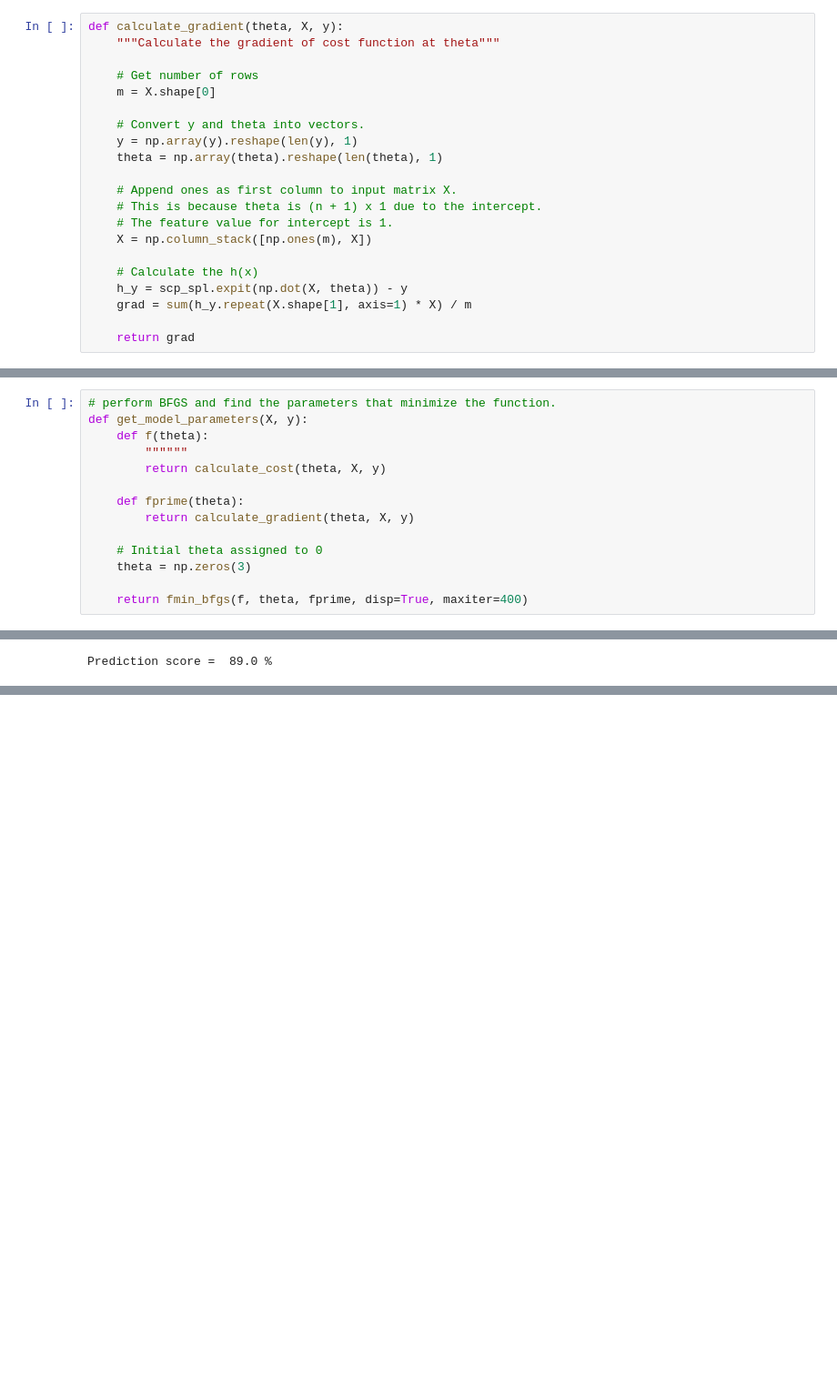
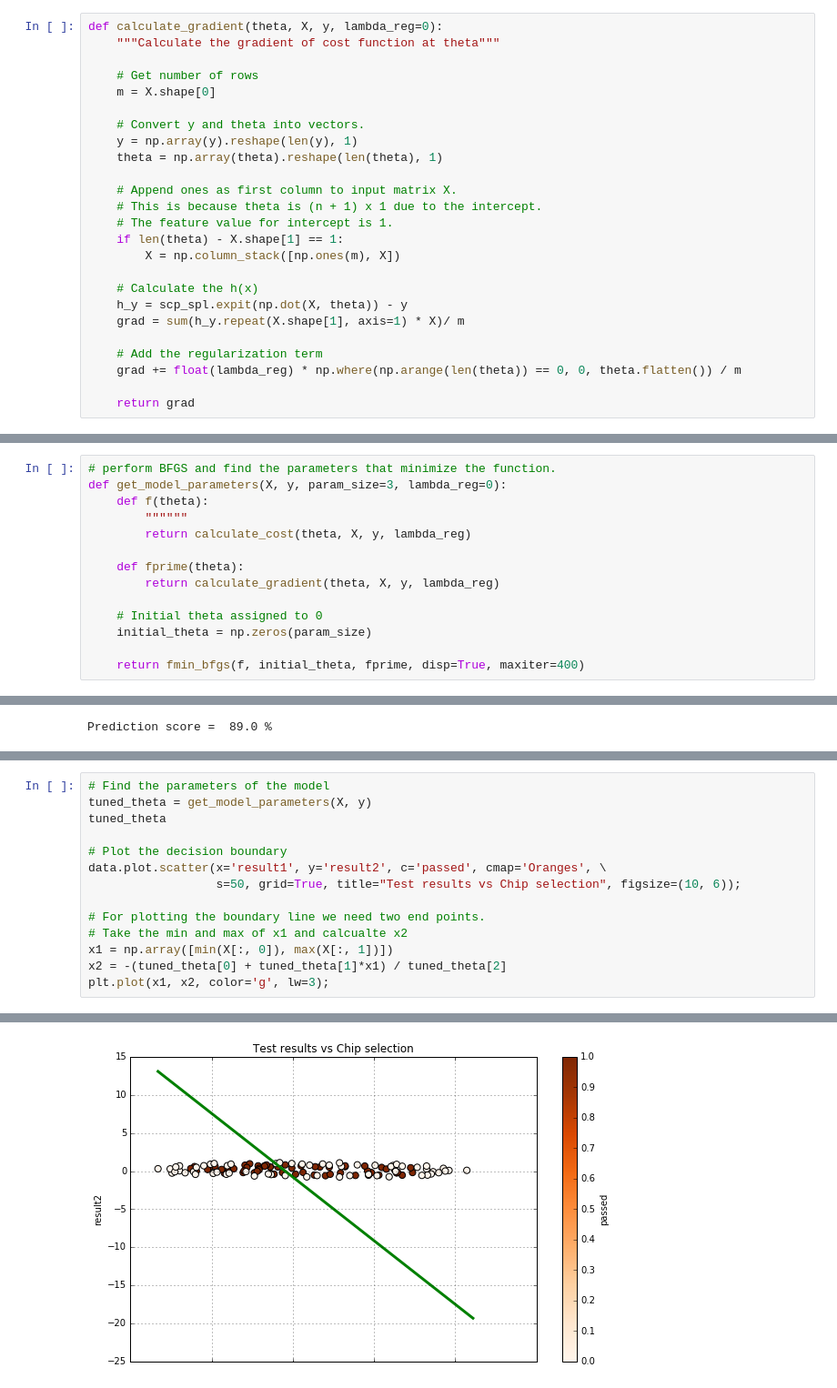
Before and after one commit to bn121rajesh/ipython-notebooks, a Jupyter notebook: MachineLearning/LogisticRegression/LogisticRegression.ipynb, the cells around one changed output, grey strips where cells are left out. Shown at 91% size. Cells and saved outputs as stored; diff of their text form; blank space fills up the shorter version.

Commit message:
ML: Add solution for regularized cost function and gradient

```diff
--- a/MachineLearning/LogisticRegression/LogisticRegression.ipynb
+++ b/MachineLearning/LogisticRegression/LogisticRegression.ipynb
@@ -204,7 +212,7 @@ $$
 
 - The above gradient function looks similar to the gradient function of linear regression. However the h(x) is a sigmoid in logistic regression.
 # %%
-def calculate_gradient(theta, X, y):
+def calculate_gradient(theta, X, y, lambda_reg=0):
     """Calculate the gradient of cost function at theta"""
 
     # Get number of rows
@@ -217,11 +225,15 @@ def calculate_gradient(theta, X, y):
     # Append ones as first column to input matrix X.
     # This is because theta is (n + 1) x 1 due to the intercept.
     # The feature value for intercept is 1.
-    X = np.column_stack([np.ones(m), X])
+    if len(theta) - X.shape[1] == 1:
+        X = np.column_stack([np.ones(m), X])
 
     # Calculate the h(x)
     h_y = scp_spl.expit(np.dot(X, theta)) - y
-    grad = sum(h_y.repeat(X.shape[1], axis=1) * X) / m
+    grad = sum(h_y.repeat(X.shape[1], axis=1) * X)/ m
+
+    # Add the regularization term
+    grad += float(lambda_reg) * np.where(np.arange(len(theta)) == 0, 0, theta.flatten()) / m
 
     return grad
 # %% [markdown]
@@ -235,16 +247,16 @@ def calculate_gradient(theta, X, y):
 - we use **fmin_bfgs** from **scipy** to find the minimum of the function.
 # %%
 # perform BFGS and find the parameters that minimize the function.
-def get_model_parameters(X, y):
+def get_model_parameters(X, y, param_size=3, lambda_reg=0):
     def f(theta):
         """"""
-        return calculate_cost(theta, X, y)
+        return calculate_cost(theta, X, y, lambda_reg)
 
     def fprime(theta):
-        return calculate_gradient(theta, X, y)
+        return calculate_gradient(theta, X, y, lambda_reg)
 
     # Initial theta assigned to 0
-    theta = np.zeros(3)
+    initial_theta = np.zeros(param_size)
 
-    return fmin_bfgs(f, theta, fprime, disp=True, maxiter=400)
+    return fmin_bfgs(f, initial_theta, fprime, disp=True, maxiter=400)
 # %% [markdown]
@@ -380,0 +437,15 @@ Prediction score =  89.0 %
+# %%
+# Find the parameters of the model
+tuned_theta = get_model_parameters(X, y)
+tuned_theta
+
+# Plot the decision boundary
+data.plot.scatter(x='result1', y='result2', c='passed', cmap='Oranges', \
+                  s=50, grid=True, title="Test results vs Chip selection", figsize=(10, 6));
+
+# For plotting the boundary line we need two end points.
+# Take the min and max of x1 and calcualte x2
+x1 = np.array([min(X[:, 0]), max(X[:, 1])])
+x2 = -(tuned_theta[0] + tuned_theta[1]*x1) / tuned_theta[2]
+plt.plot(x1, x2, color='g', lw=3);
+# %% [output]
@@ -380,0 +457 @@ Prediction score =  89.0 %
+[figure, added]
```
Also changed, not shown: parts of 24 cells of this notebook, 1 other file.
